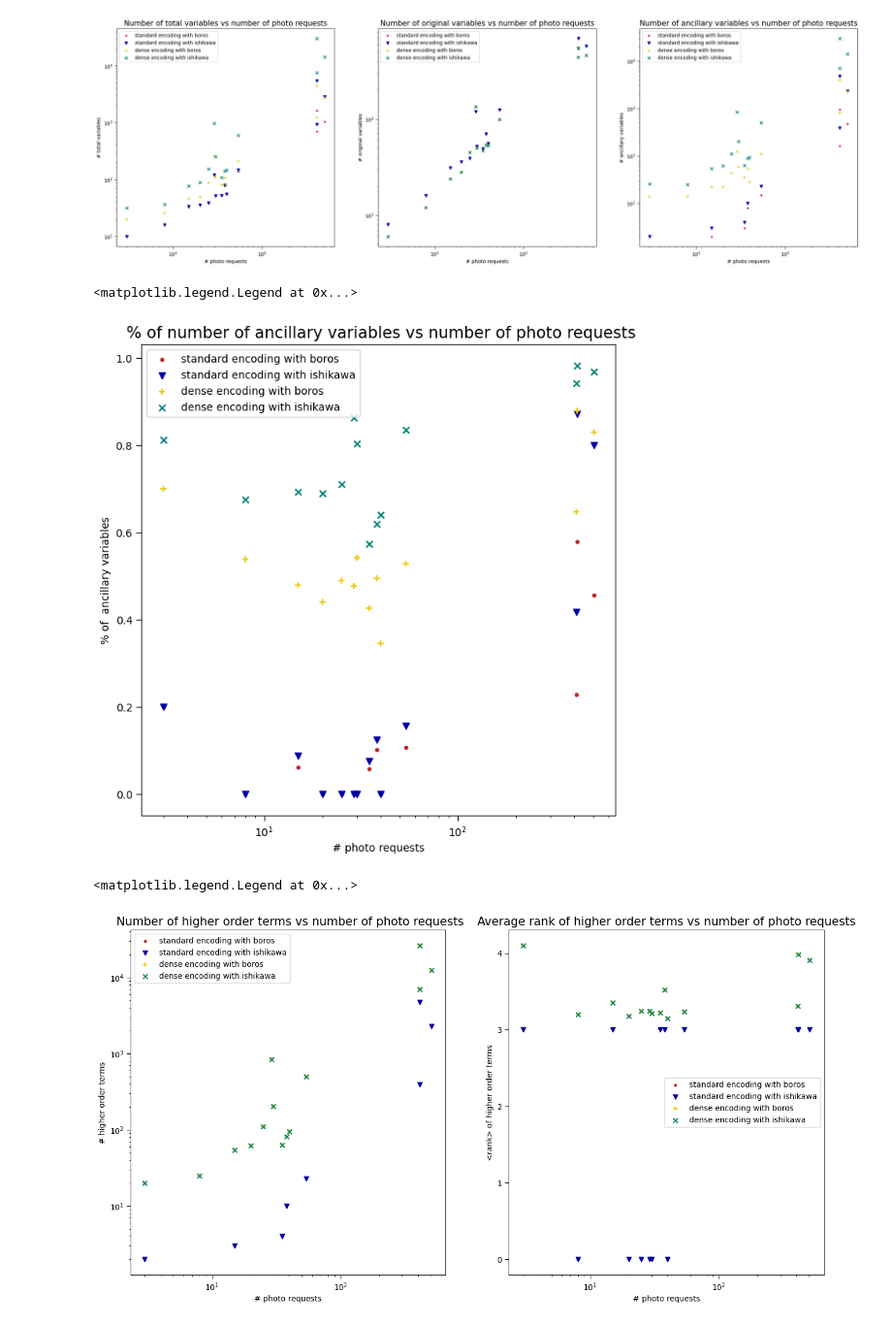
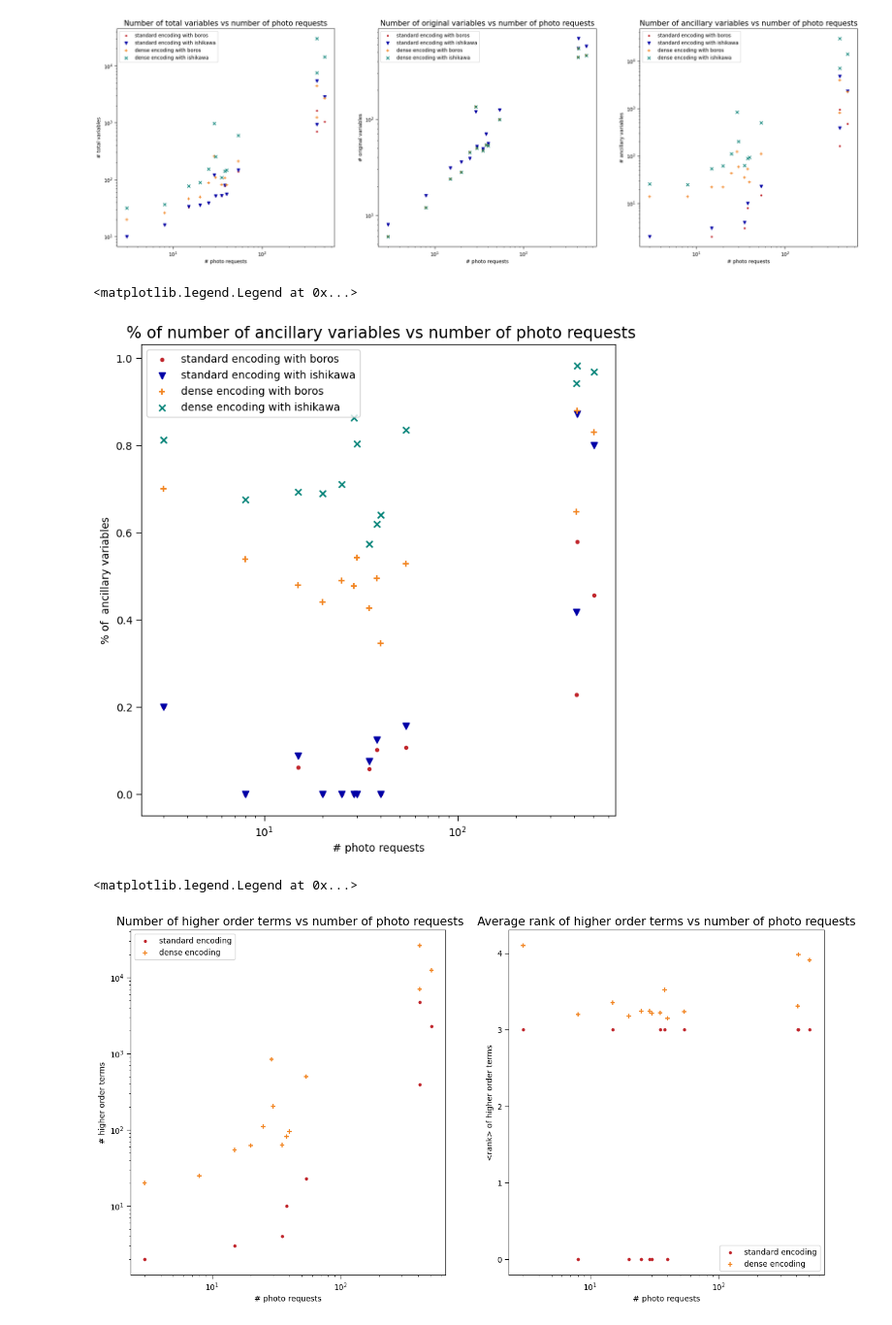
Before and after one commit to GiacomoFrn/QUBO-optimization, a Jupyter notebook: Benchmarking.ipynb, the cells around one changed output. Shown at 97% size. Saved outputs shown, nothing was run; the diff lists cells and outputs as text; code cells hidden in the pictures.

Commit message:
colors update

```diff
--- a/Benchmarking.ipynb
+++ b/Benchmarking.ipynb
@@ -127,7 +127,7 @@ benchmark_df.to_csv('benchmark_df.csv', index=False)
 import matplotlib.pyplot as plt
 # %%
 markers = ['.', 'v', '+', 'x']
-colors  = ['#c1272d', '#0000a7', '#eecc16', '#008176']
+colors  = ['#c1272d', '#0000a7', '#f28522', '#008176']
 
 plots = ['total', 'original', 'ancillary']
 fig, ax = plt.subplots(1, 3, figsize=(27, 8))
@@ -183,54 +183,54 @@ for encoding in encodings:
 ax.legend()
 # %% [output]
 <matplotlib.legend.Legend at 0x...>
-[figure, old version]
+[figure, new version]
 # %%
 plots = ['total', 'original', 'ancillary']
 fig, ax = plt.subplots(1, 2, figsize=(16, 8))
 
 ax[0].set_title(f" Number of higher order terms vs number of photo requests", fontsize=15)
 ax[0].set_xlabel("# photo requests",     fontsize=10)
 ax[0].set_ylabel(f"# higher order terms", fontsize=10)
 ax[0].set_xscale('log')
 ax[0].set_yscale('log')
 ax[0].tick_params(axis="both", which="major", labelsize=10, length=5)
 ax[0].grid
 
 j = 0
 for encoding in encodings:
-    for ho_method in ho_methods:
-        ax[0].scatter(
-            benchmark_df[(benchmark_df['encoding']==encoding) & (benchmark_df['ho_method']==ho_method)]['n_requests'],
-            benchmark_df[(benchmark_df['encoding']==encoding) & (benchmark_df['ho_method']==ho_method)]['n_ho_terms'],
-            marker = markers[j],
-            color = colors[j],
-            label = f"{encoding} encoding with {ho_method}"
-        )
-        j = j+1
+    #for ho_method in ho_methods:
+    ax[0].scatter(
+        benchmark_df[(benchmark_df['encoding']==encoding)]['n_requests'],
+        benchmark_df[(benchmark_df['encoding']==encoding)]['n_ho_terms'],
+        marker = markers[j],
+        color = colors[j],
+        label = f"{encoding} encoding"
+    )
+    j = j+2
 
 ax[0].legend()
 
 ax[1].set_title(f"Average rank of higher order terms vs number of photo requests", fontsize=15)
 ax[1].set_xlabel("# photo requests",     fontsize=10)
 ax[1].set_ylabel(f"<rank> of higher order terms", fontsize=10)
 ax[1].set_xscale('log')
 #ax[1].set_yscale('log')
 ax[1].tick_params(axis="both", which="major", labelsize=10, length=5)
 ax[1].grid
 
 j = 0
 for encoding in encodings:
-    for ho_method in ho_methods:
-        ax[1].scatter(
-            benchmark_df[(benchmark_df['encoding']==encoding) & (benchmark_df['ho_method']==ho_method)]['n_requests'],
-            [np.mean(x) if len(x)>0 else 0 for x in benchmark_df[(benchmark_df['encoding']==encoding) & (benchmark_df['ho_method']==ho_method)]['ho_terms'] ],
-            marker = markers[j],
-            color = colors[j],
-            label = f"{encoding} encoding with {ho_method}"
-        )
-        j = j+1
+    #for ho_method in ho_methods:
+    ax[1].scatter(
+        benchmark_df[(benchmark_df['encoding']==encoding)]['n_requests'],
+        [np.mean(x) if len(x)>0 else 0 for x in benchmark_df[(benchmark_df['encoding']==encoding)]['ho_terms'] ],
+        marker = markers[j],
+        color = colors[j],
+        label = f"{encoding} encoding"
+    )
+    j = j+2
 
 ax[1].legend()
 # %% [output]
 <matplotlib.legend.Legend at 0x...>
-[figure, old version]
+[figure, new version]
```
